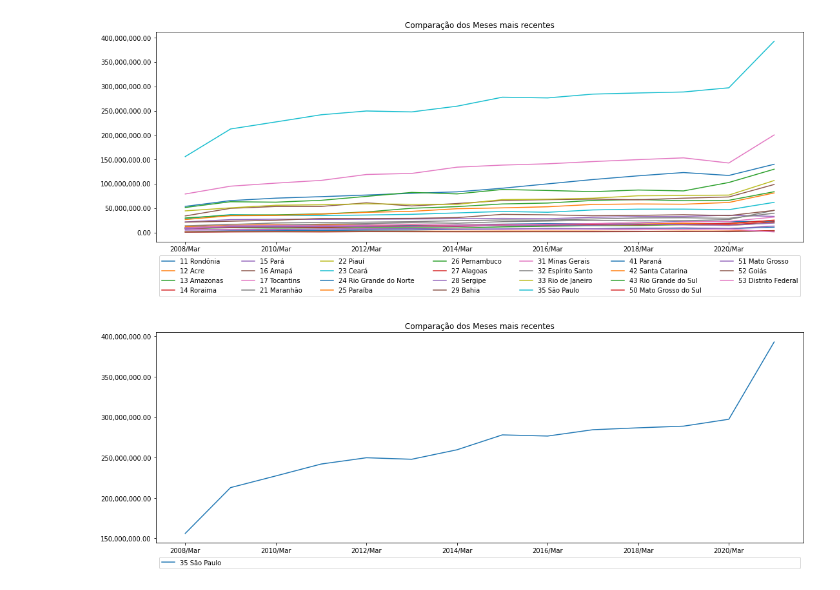
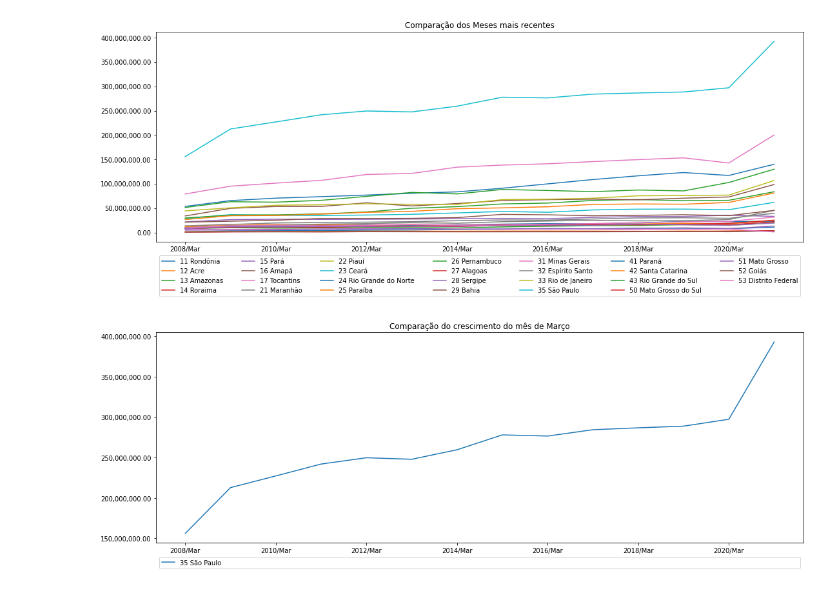
Before and after one commit to BrSiqueira/Bootcamp-DataScience, a Jupyter notebook: Modulo01/Modulo01_Aula_01_Desafio.ipynb, the cells around one changed output. Cells and saved outputs as stored; diff of their text form; code cells hidden in the pictures.

```diff
--- a/Modulo01/Modulo01_Aula_01_Desafio.ipynb
+++ b/Modulo01/Modulo01_Aula_01_Desafio.ipynb
@@ -159,8 +159,8 @@ plt.show()
 # %%
 ax = s3.T["35 São Paulo"].plot(figsize=(18,6))
 ax.yaxis.set_major_formatter(ticker.StrMethodFormatter("{x:,.2f}"))
 ax.legend(loc="upper center", mode = "expand", ncol = 7, bbox_to_anchor=(0, -1.05, 1 , 1))
-plt.title('Comparação dos Meses mais recentes')
+plt.title('Comparação do crescimento do mês de Março')
 plt.show()
 # %% [output]
-[figure, old version]
+[figure, new version]
```
